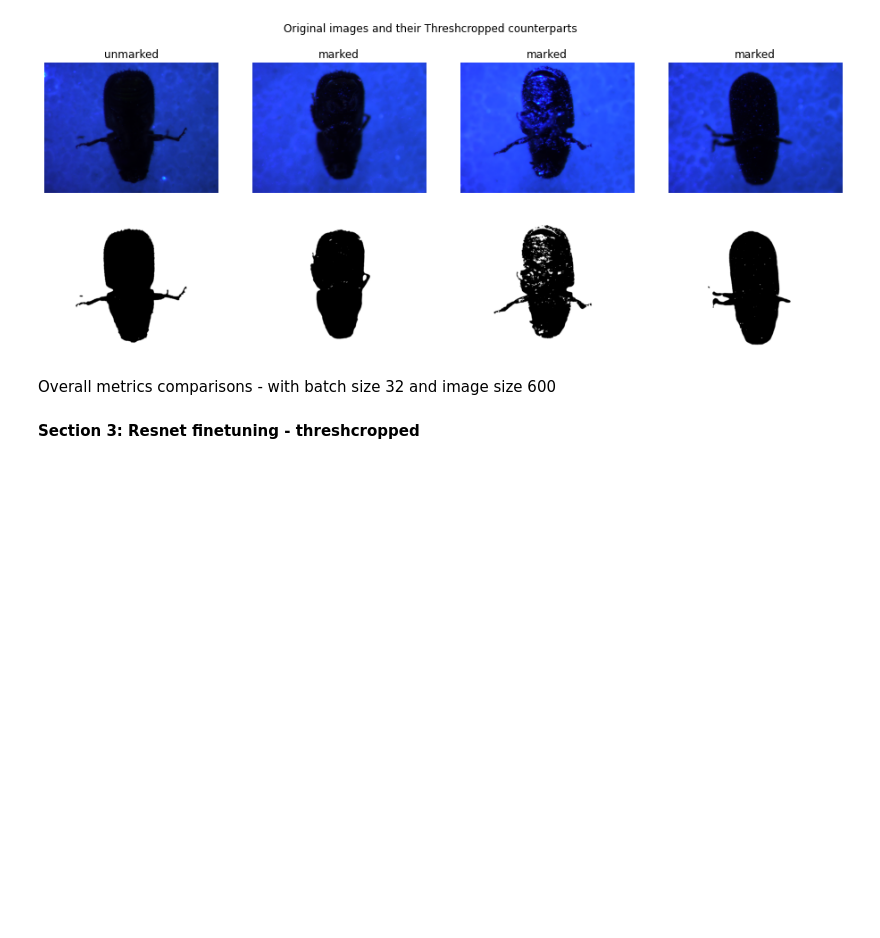
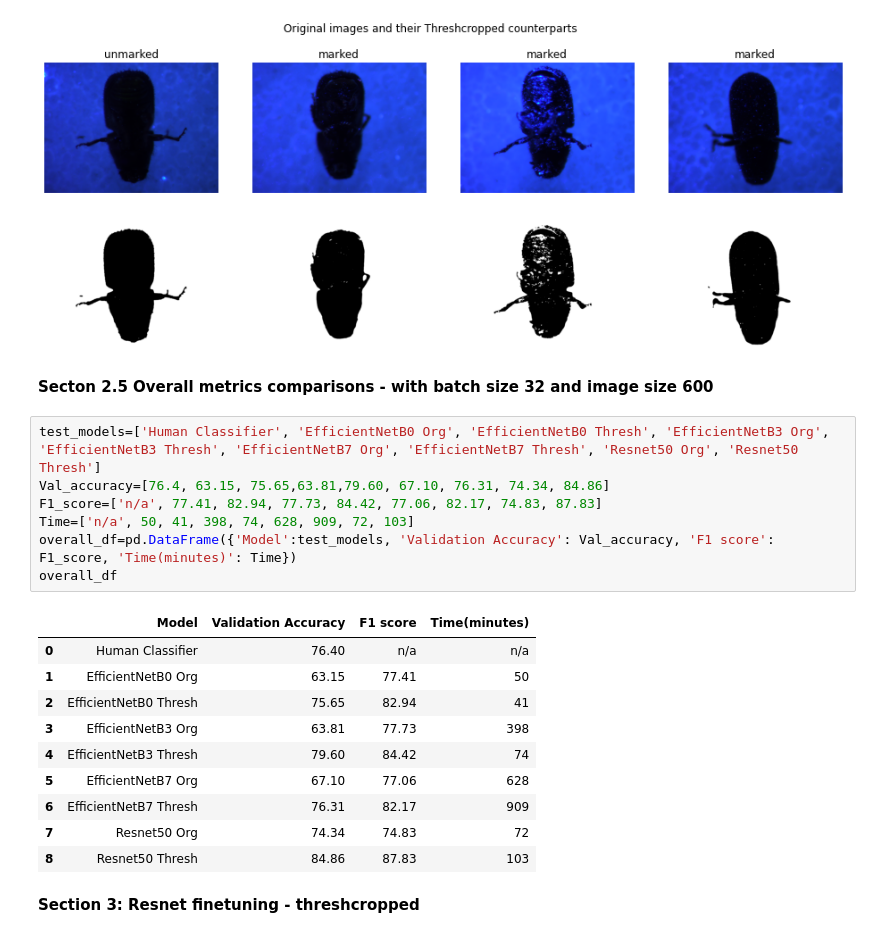
Before and after one commit to mishty-ray/marked-beetle-analysis-1, a Jupyter notebook: Graphs_and_images.ipynb, the cells around one changed output. Saved outputs shown, nothing was run; the diff lists cells and outputs as text; blank space fills up the shorter version.

Commit message:
Updated version summarizing plots and figures of models in this project

```diff
--- a/Graphs_and_images.ipynb
+++ b/Graphs_and_images.ipynb
@@ -178,7 +178,25 @@ visualize_batch(image_ids, labels)
 # %% [output]
 [figure]
 # %% [markdown]
-Overall metrics comparisons - with batch size 32 and image size 600
+**Secton 2.5 Overall metrics comparisons - with batch size 32 and image size 600**
+# %%
+test_models=['Human Classifier', 'EfficientNetB0 Org', 'EfficientNetB0 Thresh', 'EfficientNetB3 Org', 'EfficientNetB3 Thresh', 'EfficientNetB7 Org', 'EfficientNetB7 Thresh', 'Resnet50 Org', 'Resnet50 Thresh']
+Val_accuracy=[76.4, 63.15, 75.65,63.81,79.60, 67.10, 76.31, 74.34, 84.86]
+F1_score=['n/a', 77.41, 82.94, 77.73, 84.42, 77.06, 82.17, 74.83, 87.83]
+Time=['n/a', 50, 41, 398, 74, 628, 909, 72, 103]
+overall_df=pd.DataFrame({'Model':test_models, 'Validation Accuracy': Val_accuracy, 'F1 score': F1_score, 'Time(minutes)': Time})
+overall_df
+# %% [output]
+|  | Model | Validation Accuracy | F1 score | Time(minutes) |
+| 0 | Human Classifier | 76.40 | n/a | n/a |
+| 1 | EfficientNetB0 Org | 63.15 | 77.41 | 50 |
+| 2 | EfficientNetB0 Thresh | 75.65 | 82.94 | 41 |
+| 3 | EfficientNetB3 Org | 63.81 | 77.73 | 398 |
+| 4 | EfficientNetB3 Thresh | 79.60 | 84.42 | 74 |
+| 5 | EfficientNetB7 Org | 67.10 | 77.06 | 628 |
+| 6 | EfficientNetB7 Thresh | 76.31 | 82.17 | 909 |
+| 7 | Resnet50 Org | 74.34 | 74.83 | 72 |
+| 8 | Resnet50 Thresh | 84.86 | 87.83 | 103 |
 # %% [markdown]
 **Section 3: Resnet finetuning - threshcropped**
 # %% [markdown]
```
